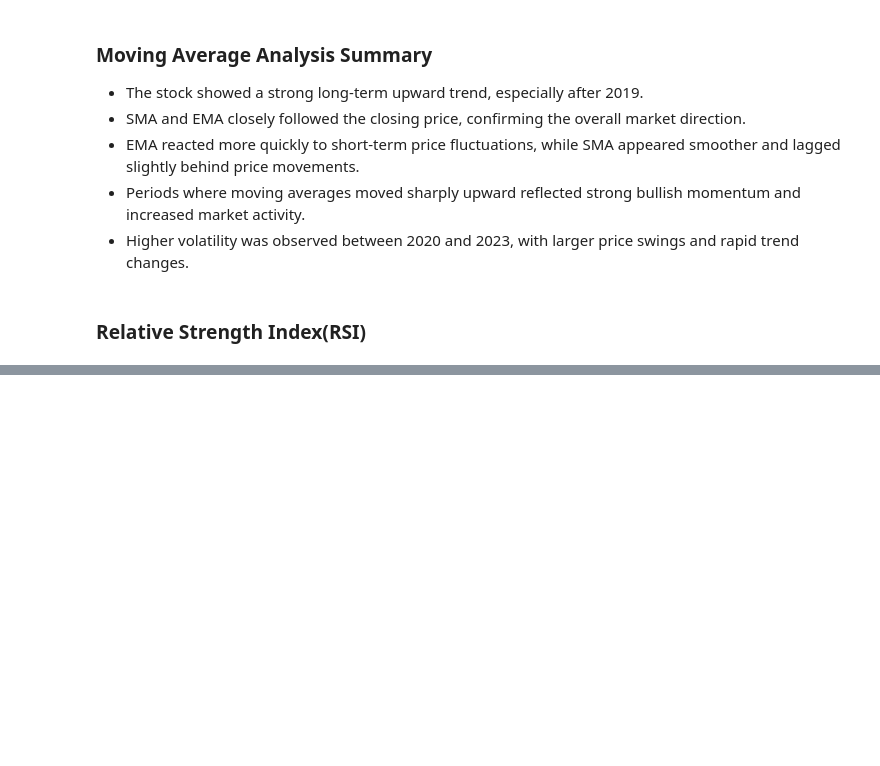
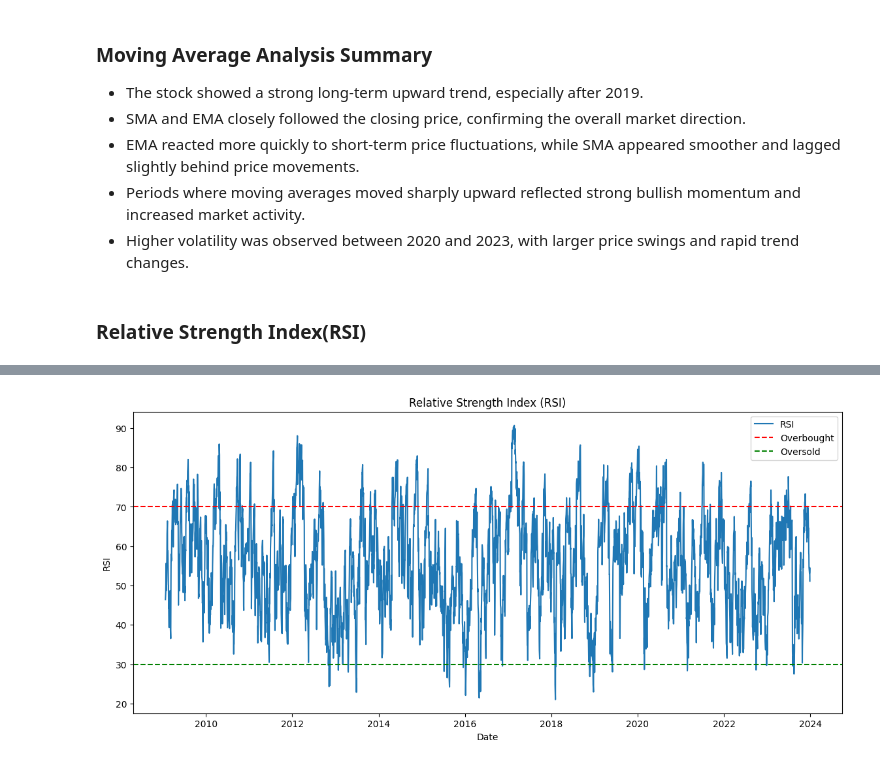
Before and after one commit to bemnetne/Predicting_Price_Moves, a Jupyter notebook: notebooks/AAPL.ipynb, the cells around one changed output, grey strips where cells are left out. Saved outputs shown, nothing was run; the diff lists cells and outputs as text; code cells hidden in the pictures; blank space fills up the shorter version.

```diff
--- a/notebooks/AAPL.ipynb
+++ b/notebooks/AAPL.ipynb
@@ -146,3 +146,14 @@ df = calculate_rsi(
     column='Close',
     period=14
 )
+# %%
+
+
+
+df = identify_rsi_signals(df)
+
+print(
+    df[
+        ['Date', 'Close', 'RSI', 'Overbought', 'Oversold']
+    ].tail(20)
+)
@@ -148,0 +178,35 @@ df = calculate_rsi(
+# %%
+plt.figure(figsize=(14,6))
+
+plt.plot(
+    df['Date'],
+    df['RSI'],
+    label='RSI'
+)
+
+# overbought line
+plt.axhline(
+    70,
+    color='red',
+    linestyle='--',
+    label='Overbought'
+)
+
+# oversold line
+plt.axhline(
+    30,
+    color='green',
+    linestyle='--',
+    label='Oversold'
+)
+
+plt.xlabel("Date")
+plt.ylabel("RSI")
+
+plt.title("Relative Strength Index (RSI)")
+
+plt.legend()
+
+plt.show()
+# %% [output]
+[figure, added]
```
Also changed, not shown: parts of 11 cells of this notebook, 1 other file.
